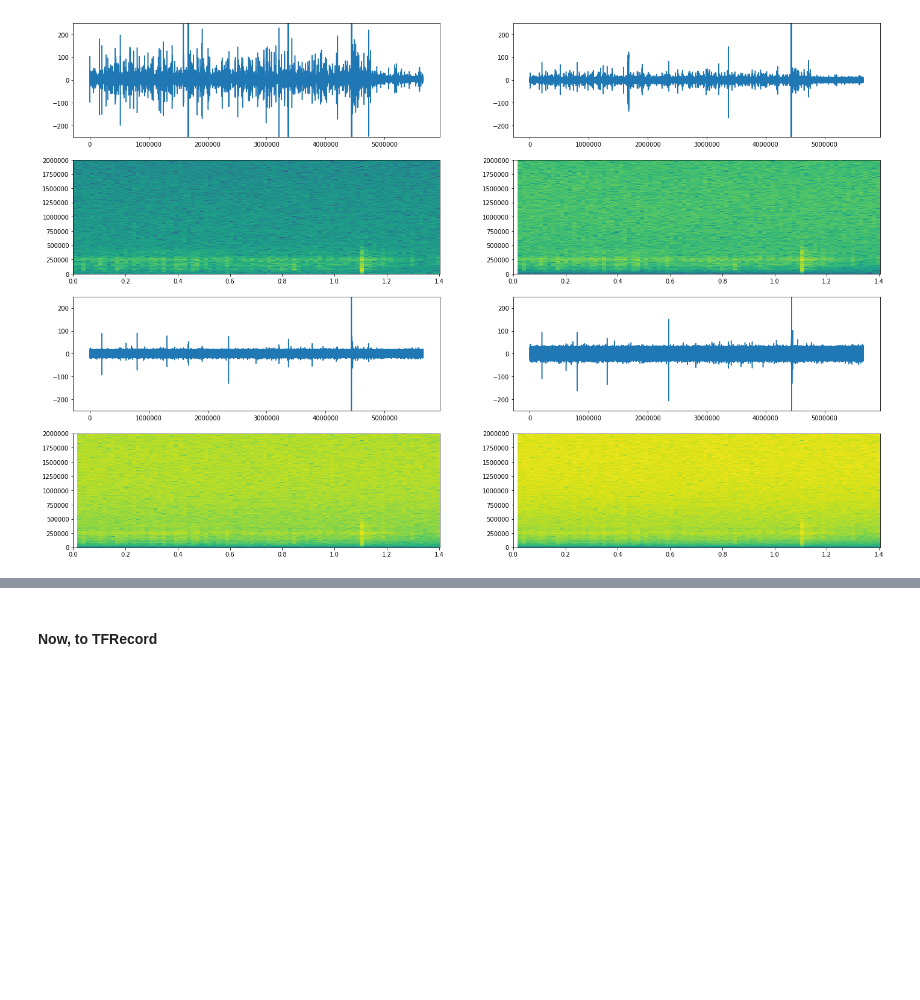
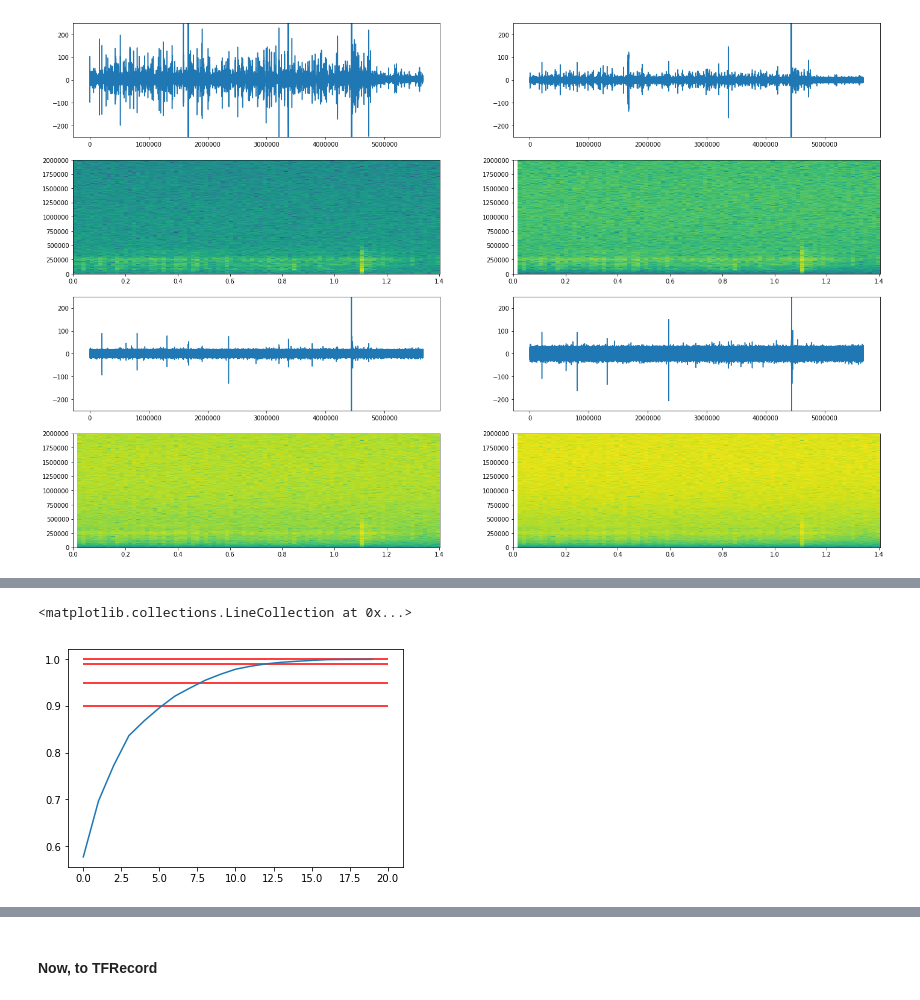
Before and after one commit to mattproetsch/lanl-earthquake, a Jupyter notebook: earthquake-preprocessing.ipynb, the cells around one changed output, grey strips where cells are left out. Drawn from its saved outputs; the diff is of its cells as text; code cells hidden in the pictures; blank space fills up the shorter version.

```diff
--- a/earthquake-preprocessing.ipynb
+++ b/earthquake-preprocessing.ipynb
@@ -217,0 +289,6 @@ _=ax[3][1].specgram(dff.values, NFFT=2**16, Fs=4000000, pad_to=2**16, noverlap=2
+# %%
+plt.plot(range(20), np.cumsum(pca.explained_variance_ratio_[:20]))
+plt.hlines([0.9, 0.95, 0.99, 1.0], 0, 20, color='red')
+# %% [output]
+<matplotlib.collections.LineCollection at 0x...>
+[figure, added]
```
Also changed, not shown: parts of 25 cells of this notebook, 4 other files.
